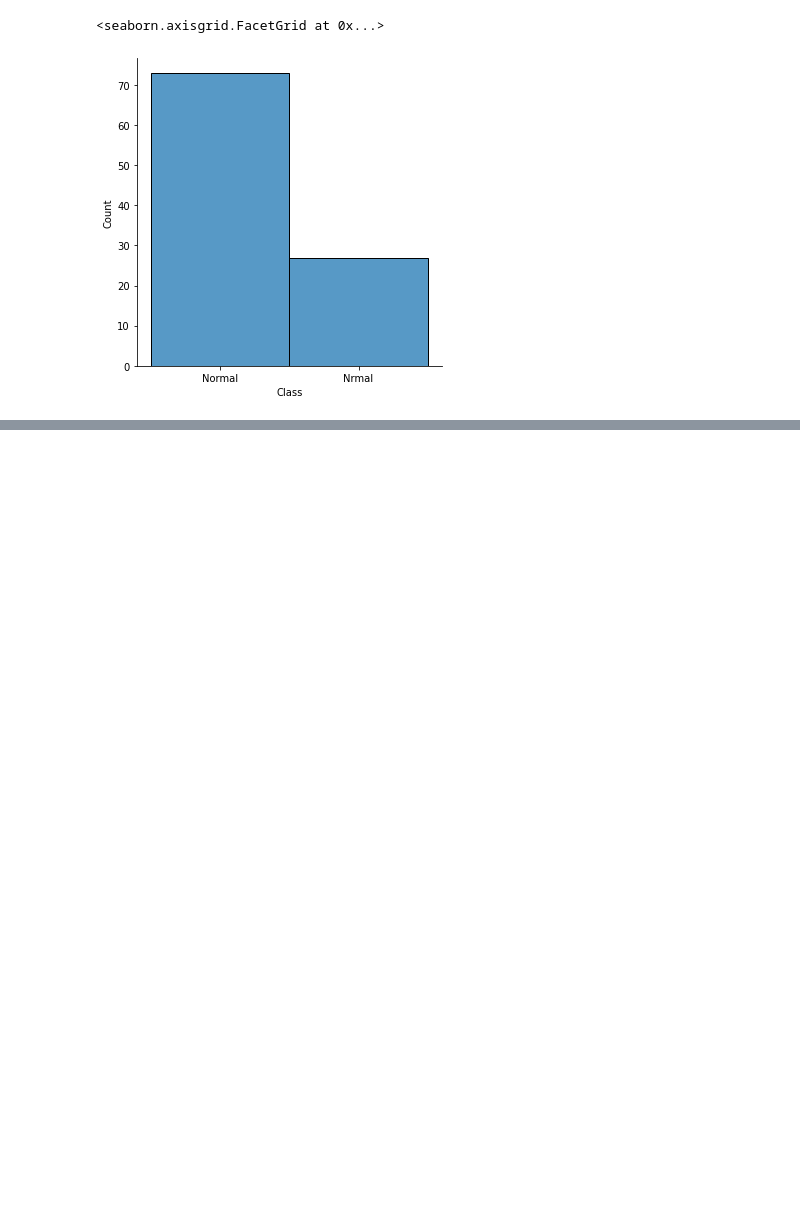
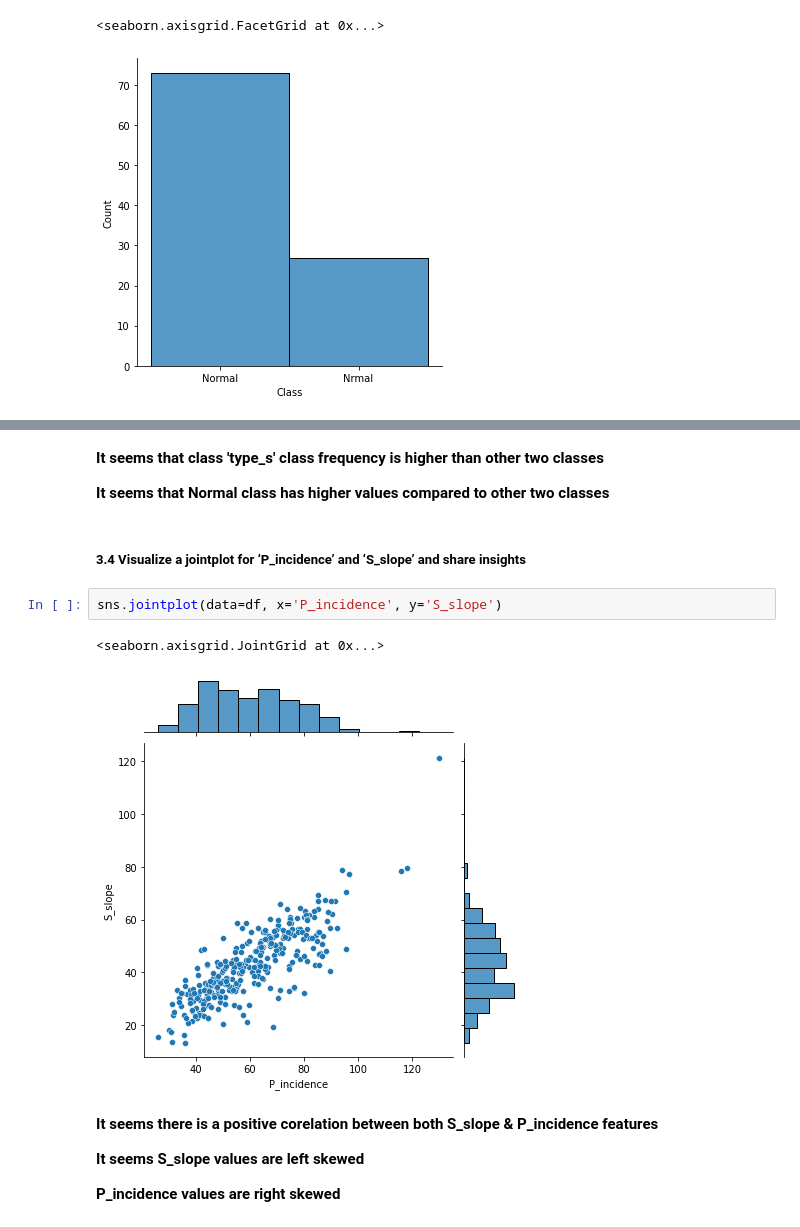
Before and after one commit to MohitBansal9013/AIML-Supervised-Learning, a Jupyter notebook: Supervised Learning Project.ipynb, the cells around one changed output, grey strips where cells are left out. Drawn from its saved outputs; the diff is of its cells as text; blank space fills up the shorter version.

```diff
--- a/Supervised Learning Project.ipynb
+++ b/Supervised Learning Project.ipynb
@@ -162,0 +264,17 @@ sns.displot(type_normal.Class)
+# %% [markdown]
+<b>It seems that class 'type_s' class frequency is higher than other two classes</b>
+
+<b>It seems that Normal class has higher values compared to other two classes</b>
+# %% [markdown]
+##### 3.4 Visualize a jointplot for ‘P_incidence’ and ‘S_slope’ and share insights
+# %%
+sns.jointplot(data=df, x='P_incidence', y='S_slope')
+# %% [output]
+<seaborn.axisgrid.JointGrid at 0x...>
+[figure, added]
+# %% [markdown]
+<b>It seems there is a positive corelation between both S_slope & P_incidence features</b>
+
+<b>It seems S_slope values are left skewed</b>
+
+<b>P_incidence values are right skewed</b>
```
Also changed, not shown: parts of 23 cells of this notebook.
